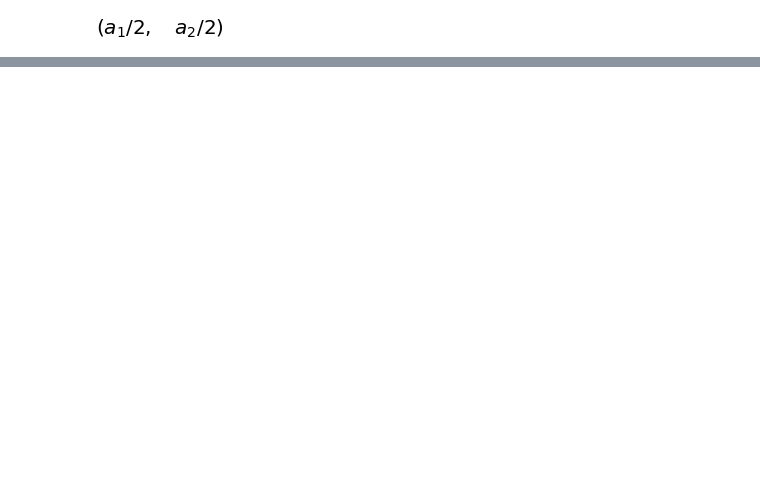
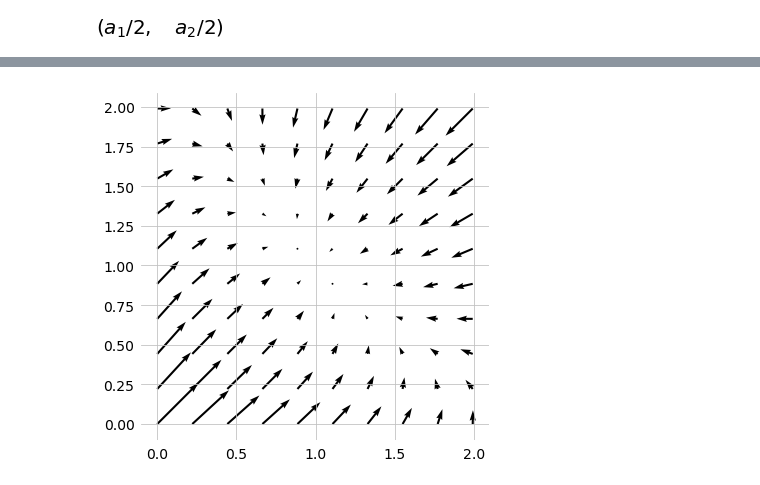
Before and after one commit to tfiers/strogatz, a Jupyter notebook: notebooks/1_2_Gene_control.ipynb, the cells around one changed output, grey strips where cells are left out. Drawn from its saved outputs; the diff is of its cells as text; code cells hidden in the pictures; blank space fills up the shorter version.

```diff
--- a/notebooks/1_2_Gene_control.ipynb
+++ b/notebooks/1_2_Gene_control.ipynb
@@ -24,0 +33,5 @@ sp.solve()
+# %%
+fig, ax = quiver(*field, subsample=20)
+save(fig, 'quiver_close');
+# %% [output]
+[figure, added]
```
Also changed, not shown: parts of 11 cells of this notebook, 7 other files.
